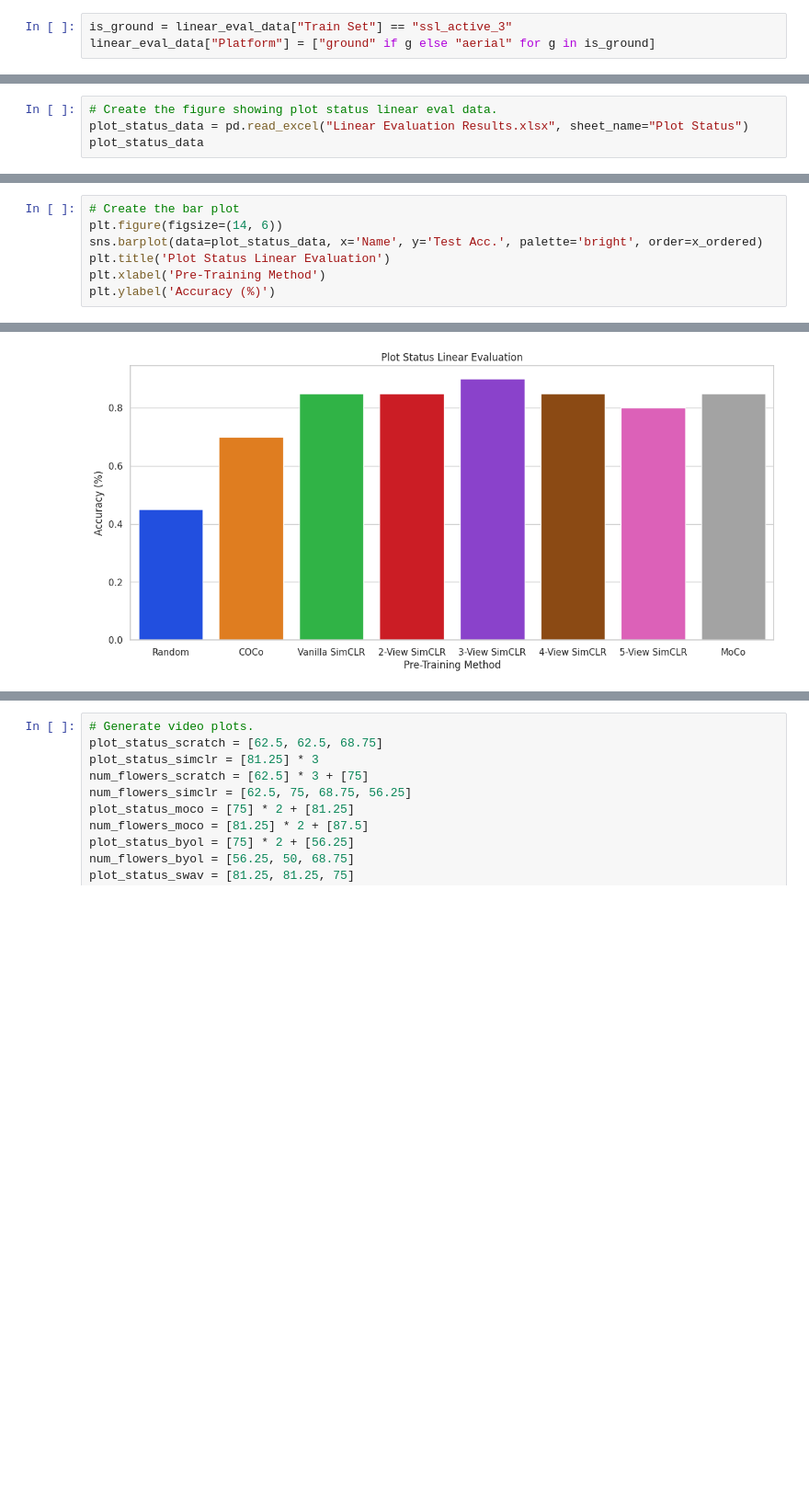
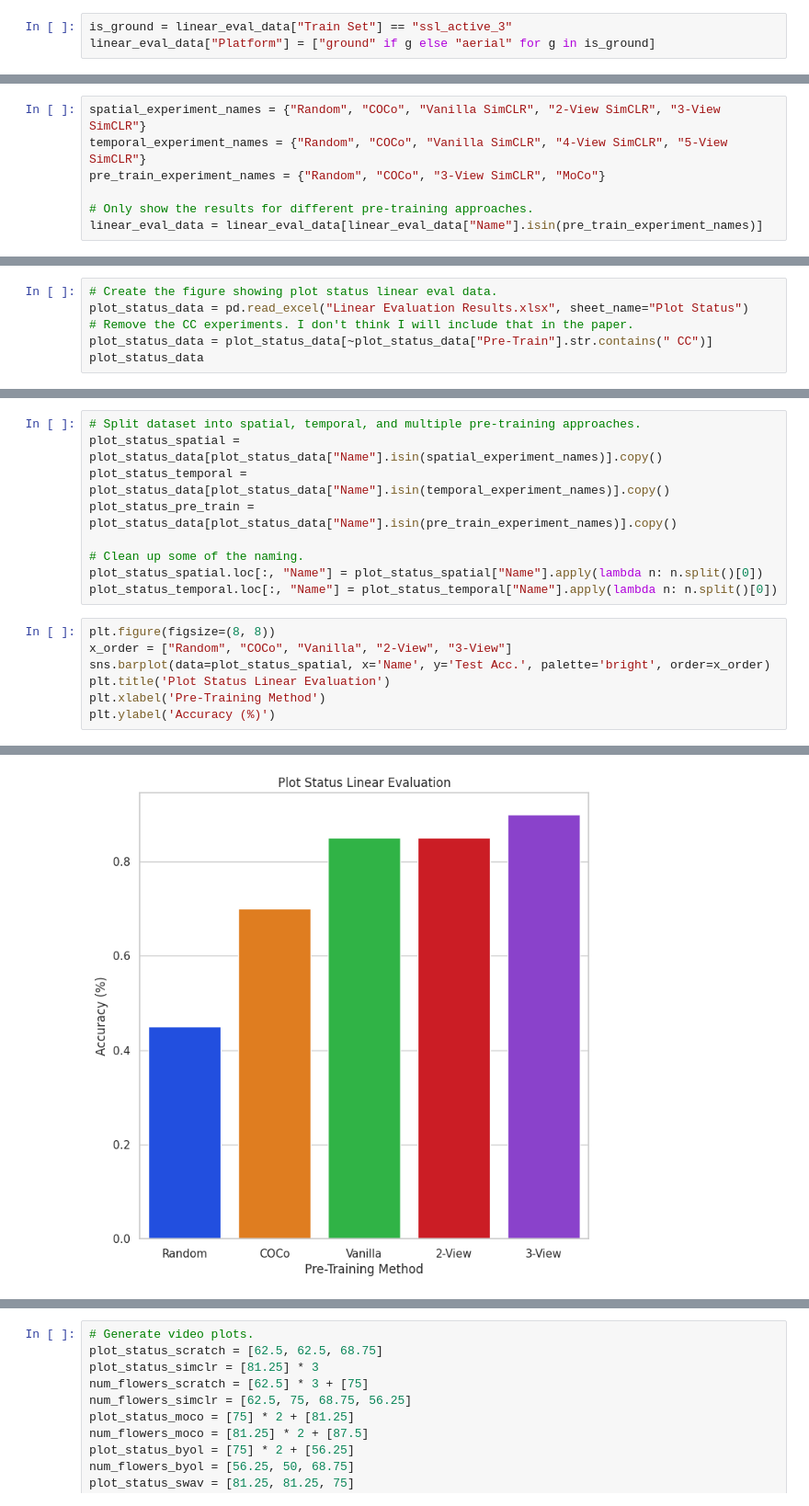
Before and after one commit to UGA-BSAIL/self-supervised-learning, a Jupyter notebook: notebooks/generate_figures.ipynb, the cells around one changed output, grey strips where cells are left out. Shown: that part at 92% size. Cells and saved outputs as stored; diff of their text form; blank space fills up the shorter version.

```diff
--- a/notebooks/generate_figures.ipynb
+++ b/notebooks/generate_figures.ipynb
@@ -64,3 +66,10 @@ linear_eval_data
+# %%
+spatial_experiment_names = {"Random", "COCo", "Vanilla SimCLR", "2-View SimCLR", "3-View SimCLR"}
+temporal_experiment_names = {"Random", "COCo", "Vanilla SimCLR", "4-View SimCLR", "5-View SimCLR"}
+pre_train_experiment_names = {"Random", "COCo", "3-View SimCLR", "MoCo"}
+
+# Only show the results for different pre-training approaches.
+linear_eval_data = linear_eval_data[linear_eval_data["Name"].isin(pre_train_experiment_names)]
 # %%
 import seaborn as sns
 import matplotlib.pyplot as plt
@@ -97,6 +106,8 @@ plt.legend(title='Platform')
 # %%
 # Create the figure showing plot status linear eval data.
 plot_status_data = pd.read_excel("Linear Evaluation Results.xlsx", sheet_name="Plot Status")
+# Remove the CC experiments. I don't think I will include that in the paper.
+plot_status_data = plot_status_data[~plot_status_data["Pre-Train"].str.contains(" CC")]
 plot_status_data
 # %% [output]
 [interactive output not drawn]
@@ -130,12 +143,21 @@ plot_status_data
+# %%
+# Split dataset into spatial, temporal, and multiple pre-training approaches.
+plot_status_spatial = plot_status_data[plot_status_data["Name"].isin(spatial_experiment_names)].copy()
+plot_status_temporal = plot_status_data[plot_status_data["Name"].isin(temporal_experiment_names)].copy()
+plot_status_pre_train = plot_status_data[plot_status_data["Name"].isin(pre_train_experiment_names)].copy()
+
+# Clean up some of the naming.
+plot_status_spatial.loc[:, "Name"] = plot_status_spatial["Name"].apply(lambda n: n.split()[0])
+plot_status_temporal.loc[:, "Name"] = plot_status_temporal["Name"].apply(lambda n: n.split()[0])
 # %%
-# Create the bar plot
-plt.figure(figsize=(14, 6))
-sns.barplot(data=plot_status_data, x='Name', y='Test Acc.', palette='bright', order=x_ordered)
+plt.figure(figsize=(8, 8))
+x_order = ["Random", "COCo", "Vanilla", "2-View", "3-View"]
+sns.barplot(data=plot_status_spatial, x='Name', y='Test Acc.', palette='bright', order=x_order)
 plt.title('Plot Status Linear Evaluation')
 plt.xlabel('Pre-Training Method')
 plt.ylabel('Accuracy (%)')
 # %% [output]
 [interactive output not drawn]
 Text(0, 0.5, 'Accuracy (%)')
 [interactive output not drawn]
-[figure, old version]
+[figure, new version]
```
Also changed, not shown: parts of 28 cells of this notebook, 4 other files.
